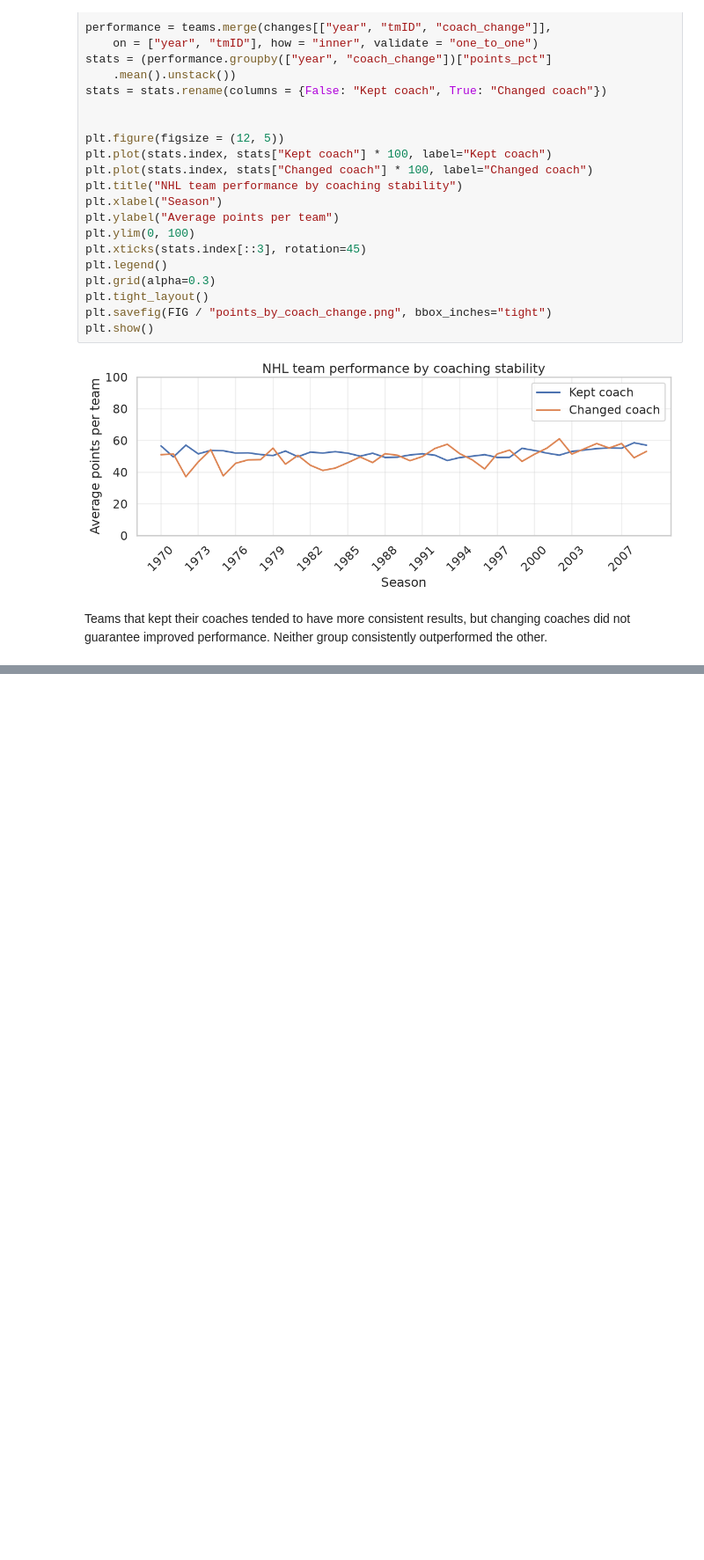
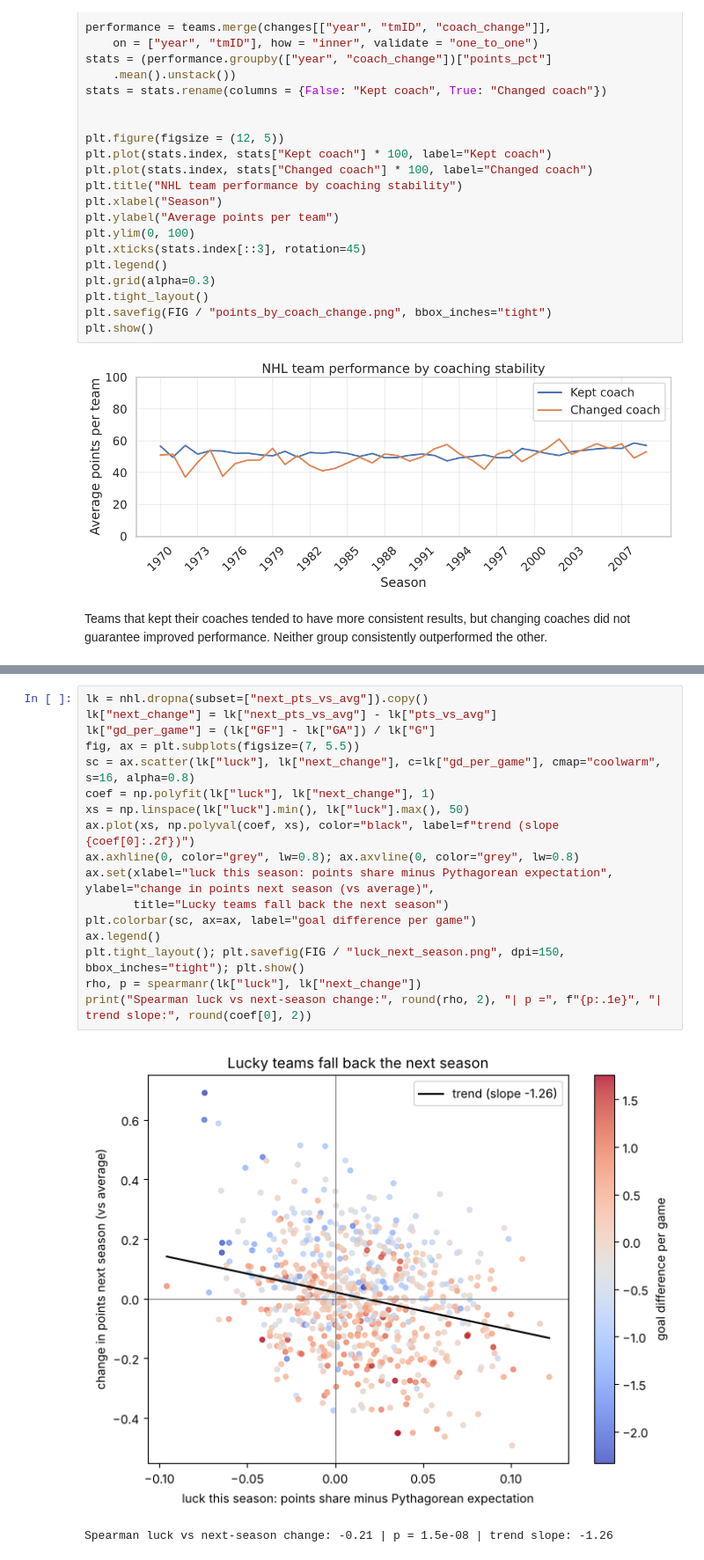
Before and after one commit to up202303702/AC, a Jupyter notebook: notebooks/01_data_overview.ipynb, the cells around one changed output, grey strips where cells are left out. Shown at 88% size. Saved outputs shown, nothing was run; the diff lists cells and outputs as text; blank space fills up the shorter version.

```diff
--- a/notebooks/01_data_overview.ipynb
+++ b/notebooks/01_data_overview.ipynb
@@ -369,0 +735,20 @@ Teams that kept their coaches tended to have more consistent results, but changi
+# %%
+lk = nhl.dropna(subset=["next_pts_vs_avg"]).copy()
+lk["next_change"] = lk["next_pts_vs_avg"] - lk["pts_vs_avg"]
+lk["gd_per_game"] = (lk["GF"] - lk["GA"]) / lk["G"]
+fig, ax = plt.subplots(figsize=(7, 5.5))
+sc = ax.scatter(lk["luck"], lk["next_change"], c=lk["gd_per_game"], cmap="coolwarm", s=16, alpha=0.8)
+coef = np.polyfit(lk["luck"], lk["next_change"], 1)
+xs = np.linspace(lk["luck"].min(), lk["luck"].max(), 50)
+ax.plot(xs, np.polyval(coef, xs), color="black", label=f"trend (slope {coef[0]:.2f})")
+ax.axhline(0, color="grey", lw=0.8); ax.axvline(0, color="grey", lw=0.8)
+ax.set(xlabel="luck this season: points share minus Pythagorean expectation", ylabel="change in points next season (vs average)",
+       title="Lucky teams fall back the next season")
+plt.colorbar(sc, ax=ax, label="goal difference per game")
+ax.legend()
+plt.tight_layout(); plt.savefig(FIG / "luck_next_season.png", dpi=150, bbox_inches="tight"); plt.show()
+rho, p = spearmanr(lk["luck"], lk["next_change"])
+print("Spearman luck vs next-season change:", round(rho, 2), "| p =", f"{p:.1e}", "| trend slope:", round(coef[0], 2))
+# %% [output]
+[figure, added]
+Spearman luck vs next-season change: -0.21 | p = 1.5e-08 | trend slope: -1.26
```
Also changed, not shown: parts of 35 cells of this notebook, 17 other files.
